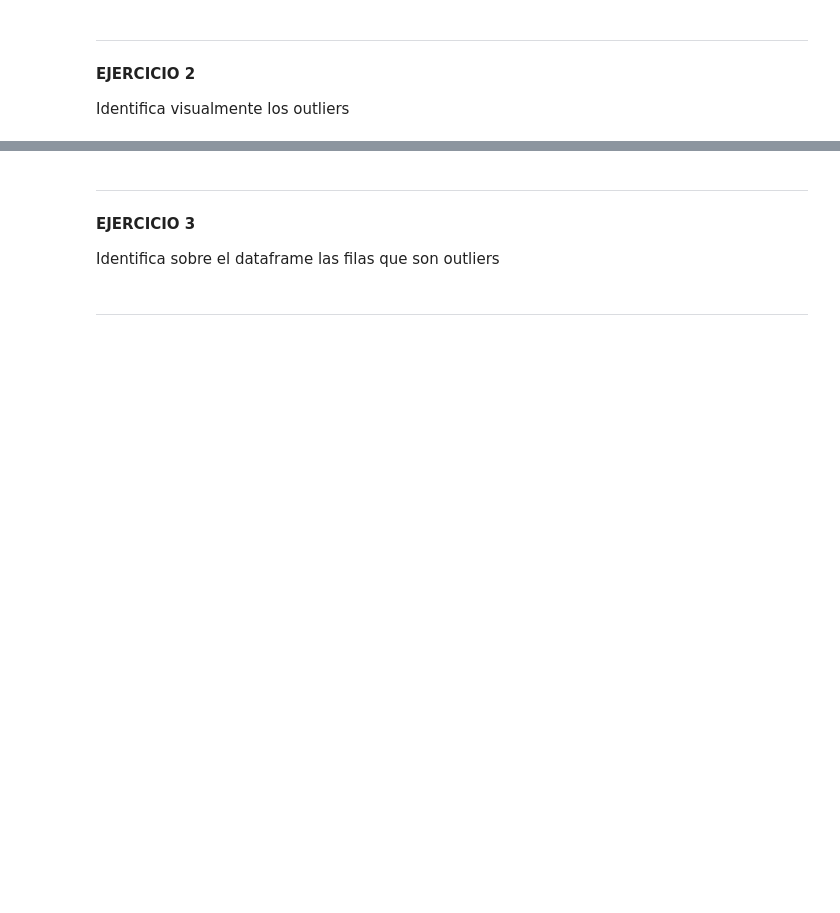
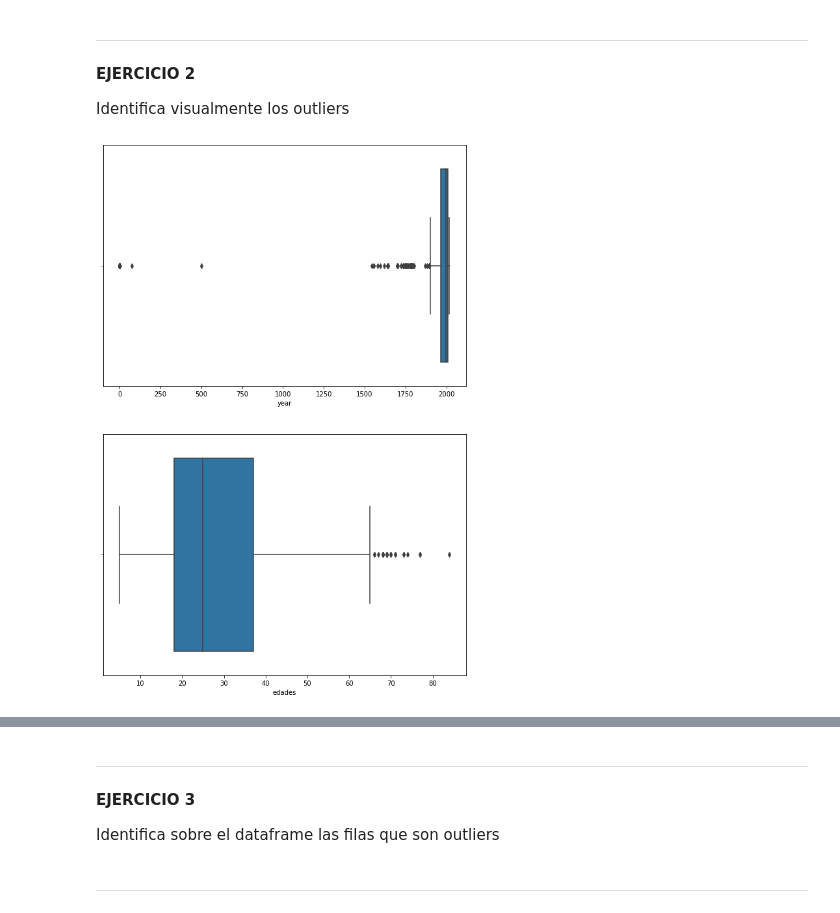
Before and after one commit to Adalab/DA-promo-c-modulo-2-sprint-2-Anahi-Mai, a Jupyter notebook: Limpieza/pp_limpieza_III.ipynb, the cells around one changed output, grey strips where cells are left out. Cells and saved outputs as stored; diff of their text form; code cells hidden in the pictures; blank space fills up the shorter version.

```diff
--- a/Limpieza/pp_limpieza_III.ipynb
+++ b/Limpieza/pp_limpieza_III.ipynb
@@ -44,3 +47,6 @@ df.head(2)
 **EJERCICIO 1**
 
 ¿Sobre qué columnas podremos eliminar o reemplazar los outliers?
+# %%
+df_numericas= df.select_dtypes(include = np.number)
+df_numericas
@@ -50,3 +153,11 @@ df.head(2)
 **EJERCICIO 2**
 
 Identifica visualmente los outliers
+# %%
+fig, ax = plt.subplots(2, 1, figsize=(10,15))
+
+for i, column in enumerate(df_numericas.columns):
+    sns.boxplot(x=df_numericas.columns[i], data=df_numericas, ax=ax[i])
+plt.show()
+# %% [output]
+[figure, added]
```
Also changed, not shown: parts of 13 cells of this notebook, 4 other files.
